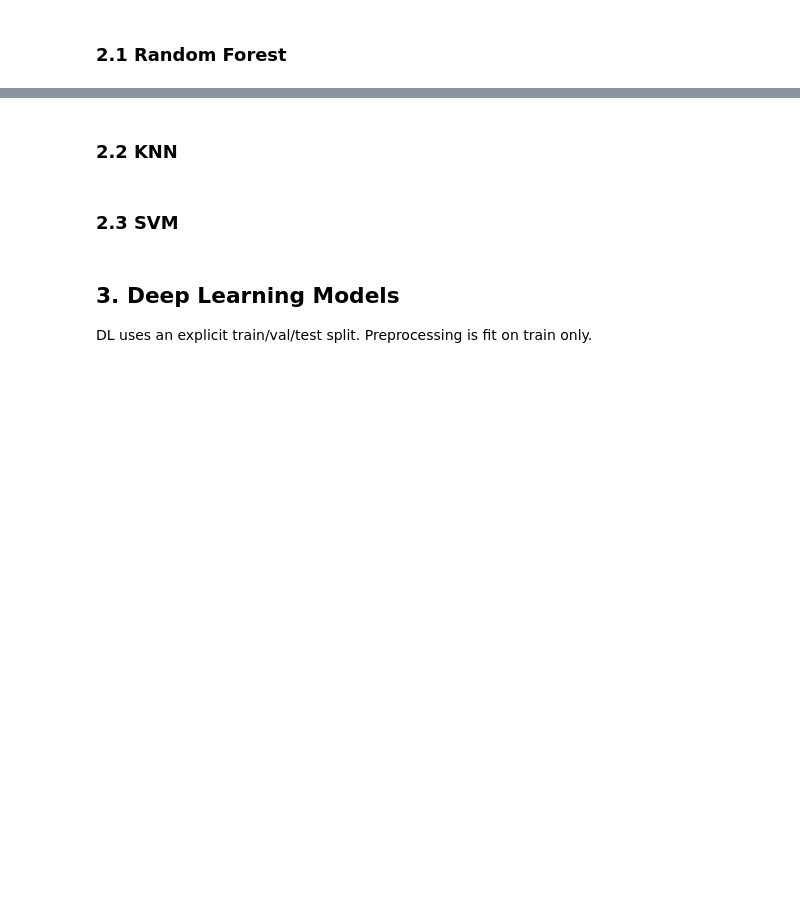
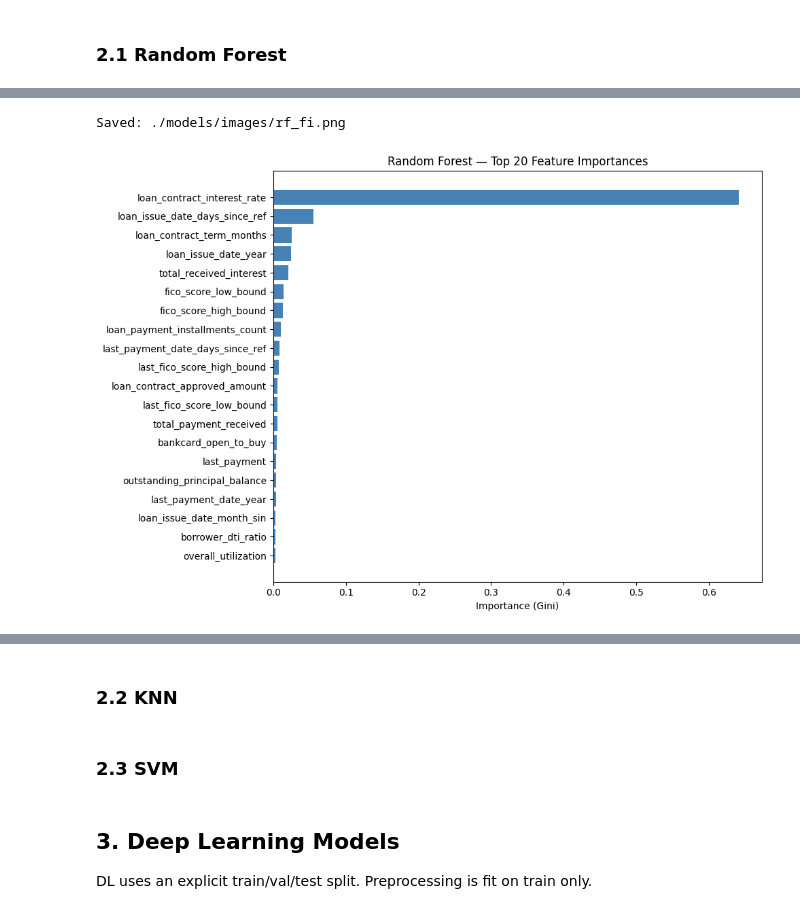
Before and after one commit to ma3ti/Loan-Risk-Classification, a Jupyter notebook: train.ipynb, the cells around one changed output, grey strips where cells are left out. Cells and saved outputs as stored; diff of their text form; code cells hidden in the pictures; blank space fills up the shorter version.

```diff
--- a/train.ipynb
+++ b/train.ipynb
@@ -149,5 +203,8 @@ print_grid_results(gs_rf, "Random Forest")
 # %%
-plot_rf_feature_importances(gs_rf, top_k=20)
+plot_rf_feature_importances(gs_rf, top_k=20, save_path=os.path.join(MODEL_DIR + "/images", "rf_fi.png"))
+# %% [output]
+Saved: ./models/images/rf_fi.png
+[figure, added]
 # %%
 # 1. Retrieve the fitted pipeline from the GridSearch result
 best_pipe = gs_rf.best_estimator_
```
Also changed, not shown: parts of 16 cells of this notebook, 14 other files.
